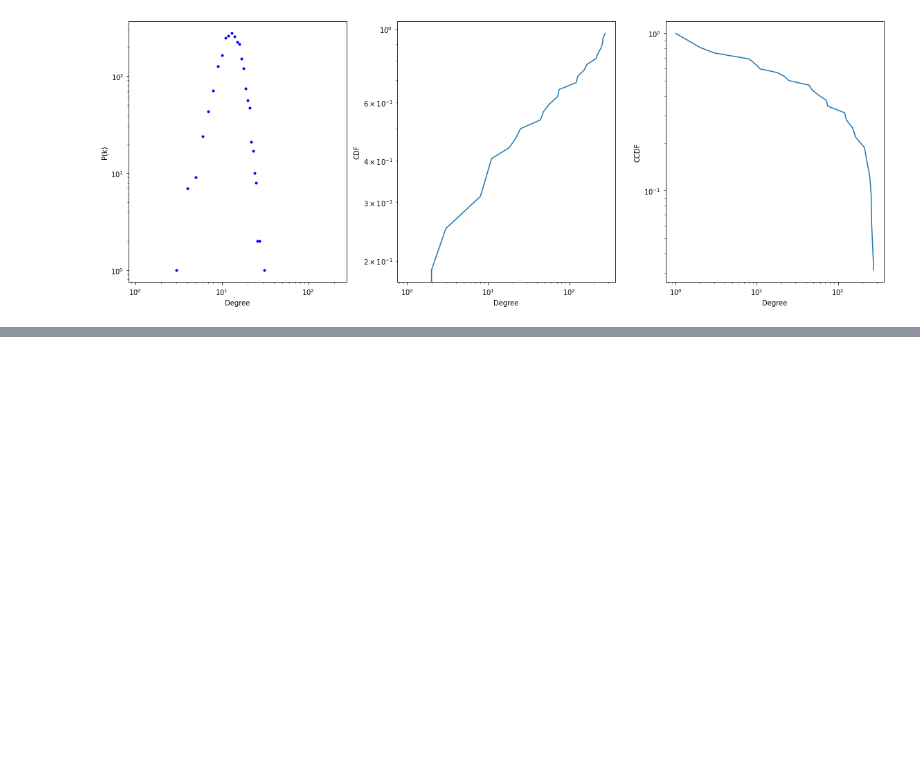
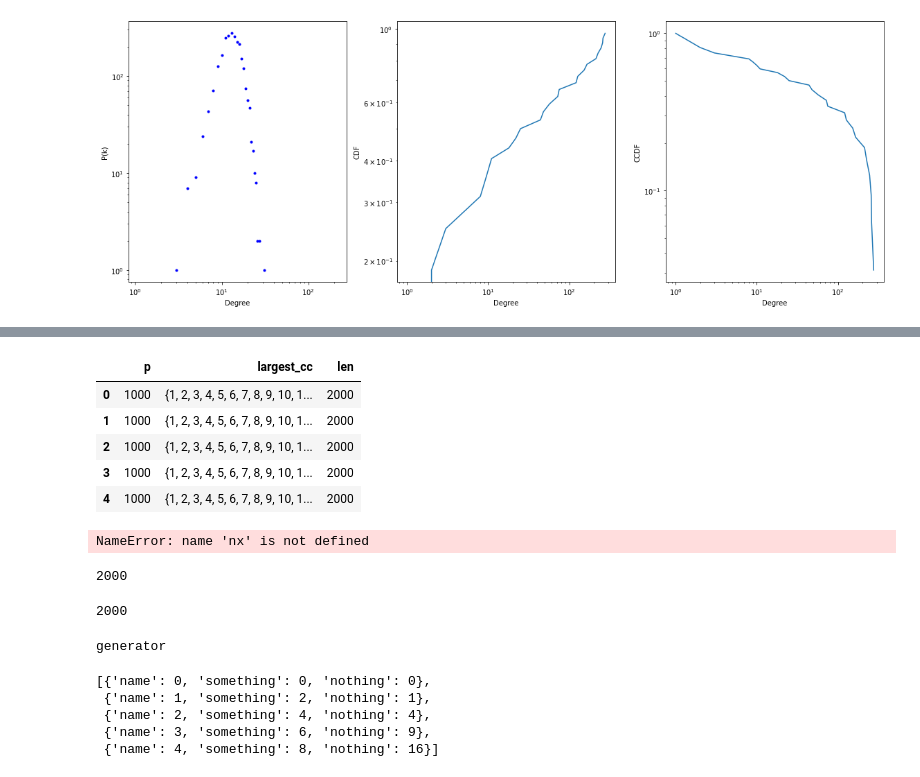
Before and after one commit to piyushtada/Network-Analysis, a Jupyter notebook: src/random_network.ipynb, the cells around one changed output, grey strips where cells are left out. Drawn from its saved outputs; the diff is of its cells as text; code cells hidden in the pictures; blank space fills up the shorter version.

```diff
--- a/src/random_network.ipynb
+++ b/src/random_network.ipynb
@@ -131,0 +176,17 @@ Invalid limit will be ignored.
+# %%
+def end_grap(n, p, nx):
+    er = nx.erdos_renyi_graph(n, p)
+    largest_cc = len(max(nx.connected_components(G), key=len))
+    return p, largest_cc
+# %%
+output_data = []
+for p in np.arange(0.00025, 0.0025, 0.000025):
+    p, largest_cc = end_grap(1000, p, nx)
+    output_data.append(
+        {
+            'p': p,
+            'largest_cc': largest_cc
+        }
+    )
+# %%
+df = pd.DataFrame(output_data)
@@ -131,0 +202,19 @@ Invalid limit will be ignored.
+# %%
+df['len'] = df.largest_cc.apply(lambda x: len(x))
+# %%
+df.head()
+# %% [output]
+|  | p | largest_cc | len |
+| 0 | 1000 | {1, 2, 3, 4, 5, 6, 7, 8, 9, 10, 1... | 2000 |
+| 1 | 1000 | {1, 2, 3, 4, 5, 6, 7, 8, 9, 10, 1... | 2000 |
+| 2 | 1000 | {1, 2, 3, 4, 5, 6, 7, 8, 9, 10, 1... | 2000 |
+| 3 | 1000 | {1, 2, 3, 4, 5, 6, 7, 8, 9, 10, 1... | 2000 |
+| 4 | 1000 | {1, 2, 3, 4, 5, 6, 7, 8, 9, 10, 1... | 2000 |
+# %%
+largest_cc = max(nx.connected_components(G), key=len)
+# %% [output]
+NameError: name 'nx' is not defined
+# %%
+len(largest_cc)
+# %% [output]
+2000
@@ -131,0 +224,4 @@ Invalid limit will be ignored.
+# %%
+some[0]
+# %% [output]
+2000
@@ -131,0 +230,4 @@ Invalid limit will be ignored.
+# %%
+type(connec)
+# %% [output]
+generator
@@ -131,0 +244,8 @@ Invalid limit will be ignored.
+# %%
+output
+# %% [output]
+[{'name': 0, 'something': 0, 'nothing': 0},
+ {'name': 1, 'something': 2, 'nothing': 1},
+ {'name': 2, 'something': 4, 'nothing': 4},
+ {'name': 3, 'something': 6, 'nothing': 9},
+ {'name': 4, 'something': 8, 'nothing': 16}]
```
Also changed, not shown: parts of 19 cells of this notebook.
